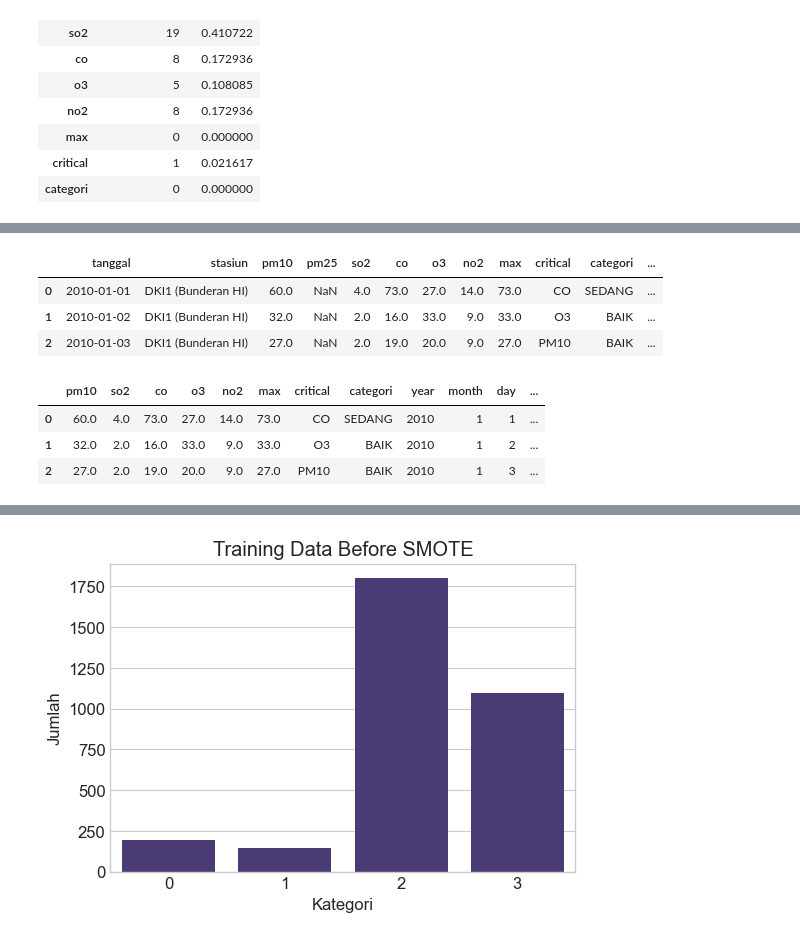
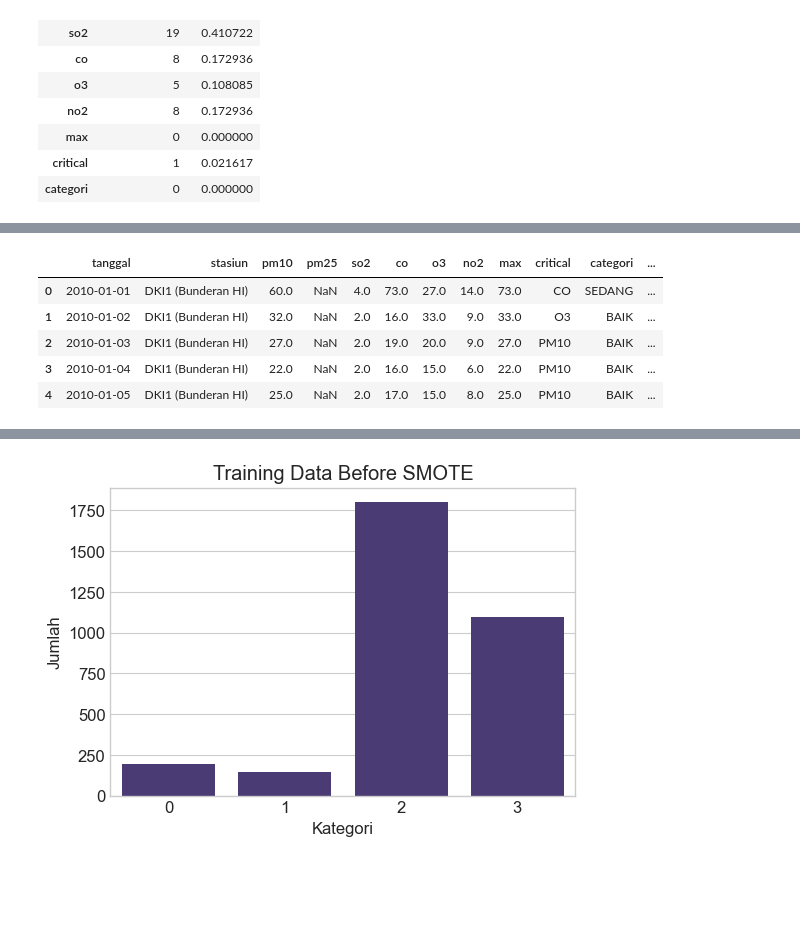
Before and after one commit to NandoG1/Model-Air-Quality-Index-in-Jakarta, a Jupyter notebook: model.ipynb, the cells around one changed output, grey strips where cells are left out. Saved outputs shown, nothing was run; the diff lists cells and outputs as text; code cells hidden in the pictures; blank space fills up the shorter version.

```diff
--- a/model.ipynb
+++ b/model.ipynb
@@ -278,10 +239,21 @@ df['month'] = df['tanggal'].dt.month
 df['day'] = df['tanggal'].dt.day
 df['dayofweek'] = df['tanggal'].dt.dayofweek
 df['is_weekend'] = df['dayofweek'].apply(lambda x: 1 if x >= 5 else 0)
+df['month_sin'] = np.sin(2 * np.pi * df['month']/12)
+df['month_cos'] = np.cos(2 * np.pi * df['month']/12)
+df['dayofweek_sin'] = np.sin(2 * np.pi * df['dayofweek']/7)
+df['dayofweek_cos'] = np.cos(2 * np.pi * df['dayofweek']/7)
+df['month_day'] = df['month'] * df['day']
+df['weekend_month'] = df['is_weekend'] * df['month']
+df['quarter'] = df['tanggal'].dt.quarter
+df['weekofyear'] = df['tanggal'].dt.isocalendar().week
 # %%
-df.head(3)
+pd.set_option('display.max_columns', None)
+df.head()
 # %% [output]
 |  | tanggal | stasiun | pm10 | pm25 | so2 | co | o3 | no2 | max | critical | categori | ... |
 | 0 | 2010-01-01 | DKI1 (Bunderan HI) | 60.0 | NaN | 4.0 | 73.0 | 27.0 | 14.0 | 73.0 | CO | SEDANG | ... |
 | 1 | 2010-01-02 | DKI1 (Bunderan HI) | 32.0 | NaN | 2.0 | 16.0 | 33.0 | 9.0 | 33.0 | O3 | BAIK | ... |
 | 2 | 2010-01-03 | DKI1 (Bunderan HI) | 27.0 | NaN | 2.0 | 19.0 | 20.0 | 9.0 | 27.0 | PM10 | BAIK | ... |
+| 3 | 2010-01-04 | DKI1 (Bunderan HI) | 22.0 | NaN | 2.0 | 16.0 | 15.0 | 6.0 | 22.0 | PM10 | BAIK | ... |
+| 4 | 2010-01-05 | DKI1 (Bunderan HI) | 25.0 | NaN | 2.0 | 17.0 | 15.0 | 8.0 | 25.0 | PM10 | BAIK | ... |
@@ -288,9 +262,2 @@ df.head(3)
 # %%
 df.drop(columns=['tanggal', 'stasiun', 'pm25'], inplace=True)
-# %%
-df.head(3)
-# %% [output]
-|  | pm10 | so2 | co | o3 | no2 | max | critical | categori | year | month | day | ... |
-| 0 | 60.0 | 4.0 | 73.0 | 27.0 | 14.0 | 73.0 | CO | SEDANG | 2010 | 1 | 1 | ... |
-| 1 | 32.0 | 2.0 | 16.0 | 33.0 | 9.0 | 33.0 | O3 | BAIK | 2010 | 1 | 2 | ... |
-| 2 | 27.0 | 2.0 | 19.0 | 20.0 | 9.0 | 27.0 | PM10 | BAIK | 2010 | 1 | 3 | ... |
```
Also changed, not shown: parts of 53 cells of this notebook, 2 other files.
